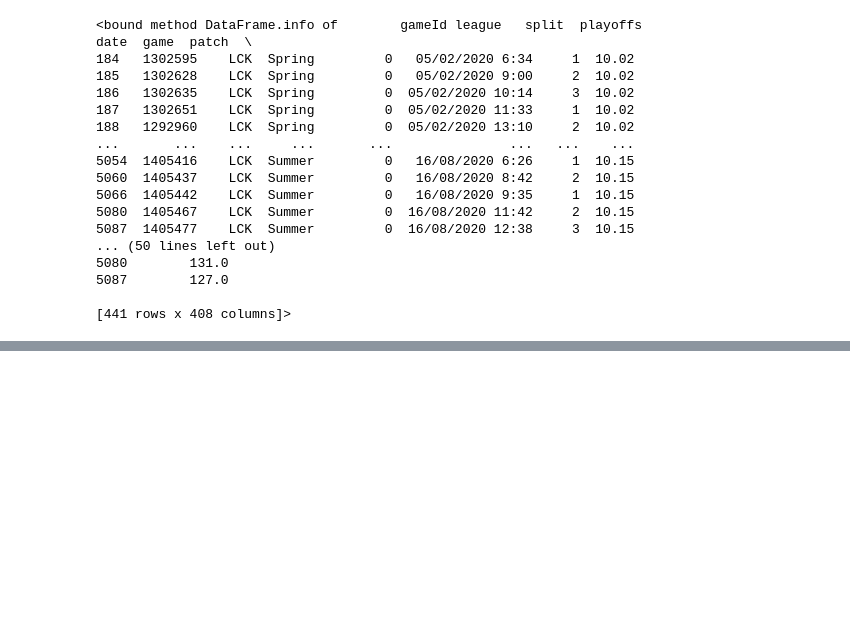
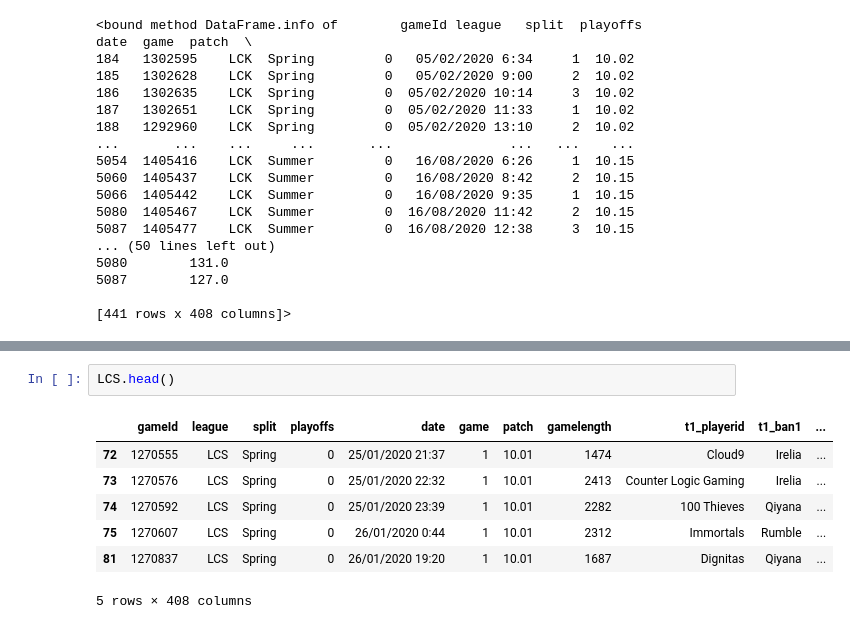
Before and after one commit to CamiloAPB/EDA_DS, a Jupyter notebook: Src/Notebooks/EDA_S10_MainRep.ipynb, the cells around one changed output, grey strips where cells are left out. Cells and saved outputs as stored; diff of their text form; blank space fills up the shorter version.

```diff
--- a/Src/Notebooks/EDA_S10_MainRep.ipynb
+++ b/Src/Notebooks/EDA_S10_MainRep.ipynb
@@ -205,0 +257,10 @@ LEC = S10_dataset[S10_dataset["league"] == "LEC"]
+# %%
+LCS.head()
+# %% [output]
+|  | gameId | league | split | playoffs | date | game | patch | gamelength | t1_playerid | t1_ban1 | ... |
+| 72 | 1270555 | LCS | Spring | 0 | 25/01/2020 21:37 | 1 | 10.01 | 1474 | Cloud9 | Irelia | ... |
+| 73 | 1270576 | LCS | Spring | 0 | 25/01/2020 22:32 | 1 | 10.01 | 2413 | Counter Logic Gaming | Irelia | ... |
+| 74 | 1270592 | LCS | Spring | 0 | 25/01/2020 23:39 | 1 | 10.01 | 2282 | 100 Thieves | Qiyana | ... |
+| 75 | 1270607 | LCS | Spring | 0 | 26/01/2020 0:44 | 1 | 10.01 | 2312 | Immortals | Rumble | ... |
+| 81 | 1270837 | LCS | Spring | 0 | 26/01/2020 19:20 | 1 | 10.01 | 1687 | Dignitas | Qiyana | ... |
+5 rows × 408 columns
```
Also changed, not shown: parts of 13 cells of this notebook.
